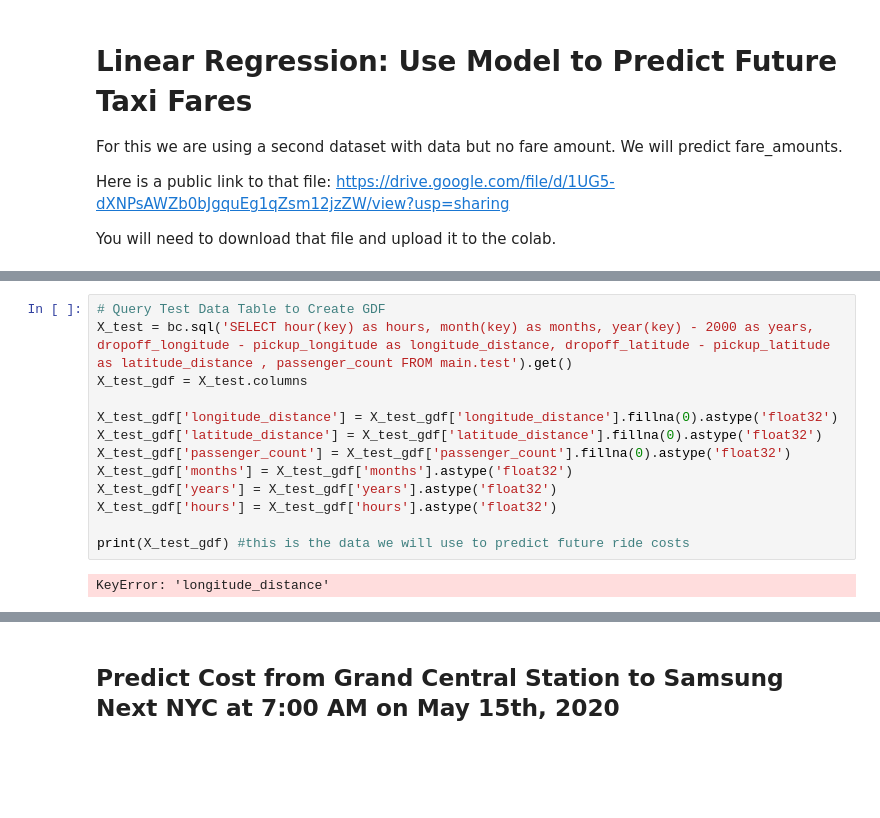
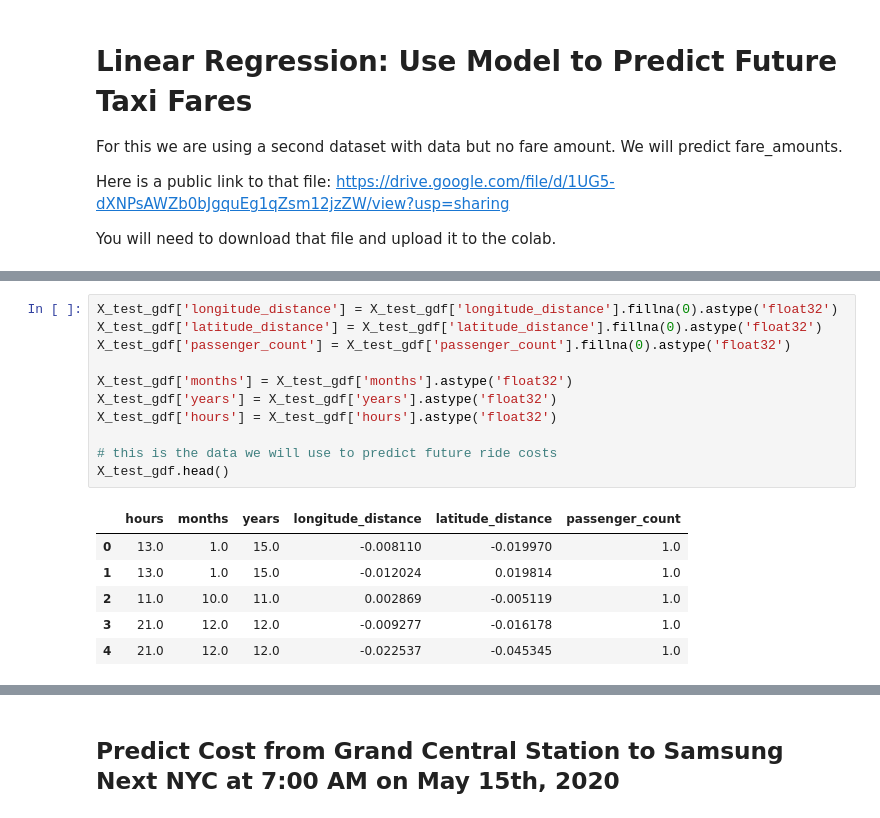
Before and after one commit to BlazingDB/bsql-demos, a Jupyter notebook: taxi_fare_prediction.ipynb, the cells around one changed output, grey strips where cells are left out. Drawn from its saved outputs; the diff is of its cells as text; blank space fills up the shorter version.

```diff
--- a/taxi_fare_prediction.ipynb
+++ b/taxi_fare_prediction.ipynb
@@ -306,18 +314,21 @@ test.csv.1          100%[===================>] 959.88K  --.-KB/s    in 0.09s
 # %%
-# Query Test Data Table to Create GDF
-X_test = bc.sql('SELECT hour(key) as hours, month(key) as months, year(key) - 2000 as years,  dropoff_longitude - pickup_longitude as longitude_distance, dropoff_latitude - pickup_latitude as latitude_distance , passenger_count FROM main.test').get()
-X_test_gdf = X_test.columns
-
 X_test_gdf['longitude_distance'] = X_test_gdf['longitude_distance'].fillna(0).astype('float32')
 X_test_gdf['latitude_distance'] = X_test_gdf['latitude_distance'].fillna(0).astype('float32')
 X_test_gdf['passenger_count'] = X_test_gdf['passenger_count'].fillna(0).astype('float32')
+
 X_test_gdf['months'] = X_test_gdf['months'].astype('float32')
 X_test_gdf['years'] = X_test_gdf['years'].astype('float32')
 X_test_gdf['hours'] = X_test_gdf['hours'].astype('float32')
 
-print(X_test_gdf) #this is the data we will use to predict future ride costs
+# this is the data we will use to predict future ride costs
+X_test_gdf.head()
 # %% [output]
-KeyError: 'longitude_distance'
+|  | hours | months | years | longitude_distance | latitude_distance | passenger_count |
+| 0 | 13.0 | 1.0 | 15.0 | -0.008110 | -0.019970 | 1.0 |
+| 1 | 13.0 | 1.0 | 15.0 | -0.012024 | 0.019814 | 1.0 |
+| 2 | 11.0 | 10.0 | 11.0 | 0.002869 | -0.005119 | 1.0 |
+| 3 | 21.0 | 12.0 | 12.0 | -0.009277 | -0.016178 | 1.0 |
+| 4 | 21.0 | 12.0 | 12.0 | -0.022537 | -0.045345 | 1.0 |
 # %%
 # Predict Fare Amounts
 predictions = lr.predict(X_test_gdf)
```
Also changed, not shown: parts of 8 cells of this notebook.
